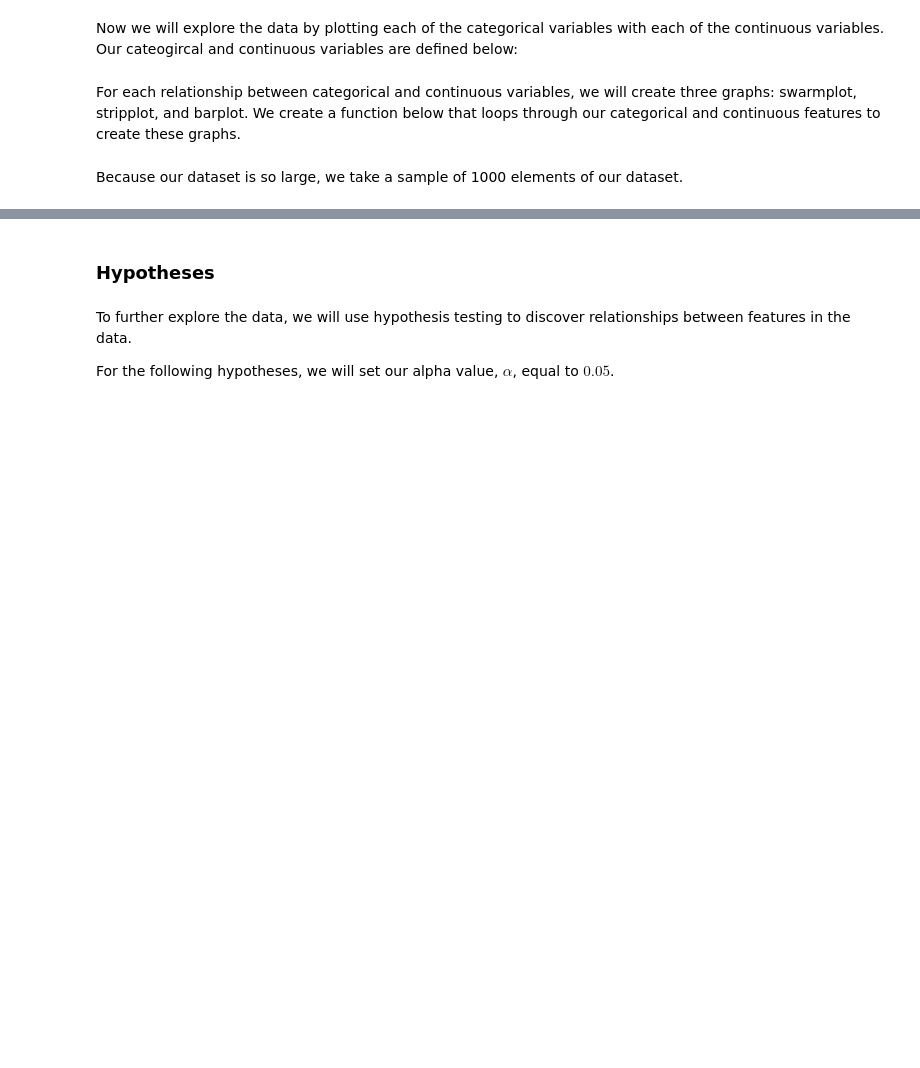
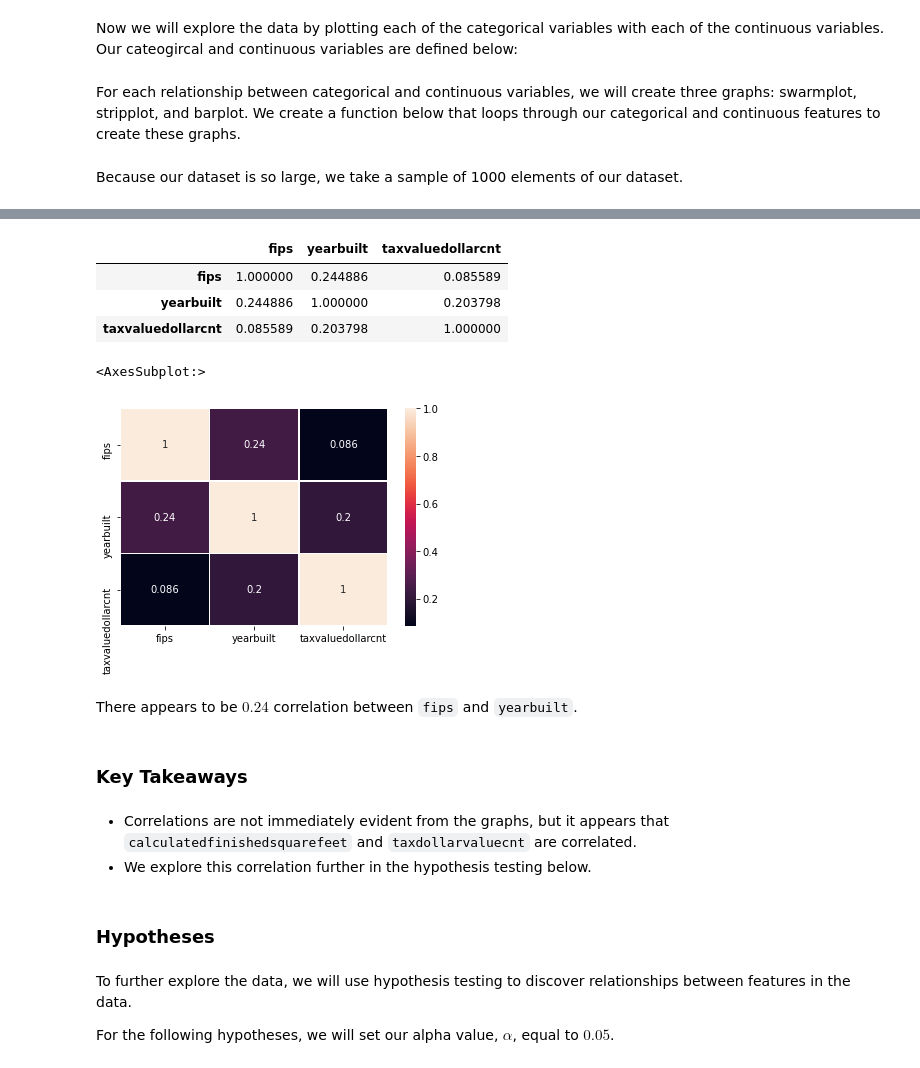
Before and after one commit to malachi-hale/Zillow-Project, a Jupyter notebook: Final_Project.ipynb, the cells around one changed output, grey strips where cells are left out. Saved outputs shown, nothing was run; the diff lists cells and outputs as text; code cells hidden in the pictures; blank space fills up the shorter version.

```diff
--- a/Final_Project.ipynb
+++ b/Final_Project.ipynb
@@ -298,0 +366,3 @@ plot_categorical_and_continuous_vars(train_scaled.sample(1000), categorical, con
+# %%
+fips_and_year = train_scaled[['fips', 'yearbuilt', 'taxvaluedollarcnt']]
+fips_and_year.head()
@@ -299,3 +376,23 @@ plot_categorical_and_continuous_vars(train_scaled.sample(1000), categorical, con
+# %%
+fips_yearbuilt_corr = fips_and_year.corr()
+fips_yearbuilt_corr
+# %% [output]
+|  | fips | yearbuilt | taxvaluedollarcnt |
+| fips | 1.000000 | 0.244886 | 0.085589 |
+| yearbuilt | 0.244886 | 1.000000 | 0.203798 |
+| taxvaluedollarcnt | 0.085589 | 0.203798 | 1.000000 |
+# %%
+sns.heatmap(fips_yearbuilt_corr, annot=True, linewidth=0.5)
+# %% [output]
+<AxesSubplot:>
+[figure, added]
+# %% [markdown]
+There appears to be $0.24$ correlation between `fips` and `yearbuilt`.
+# %% [markdown]
+### Key Takeaways
+# %% [markdown]
+ - Correlations are not immediately evident from the graphs, but it appears that `calculatedfinishedsquarefeet` and `taxdollarvaluecnt` are correlated.
+ - We explore this correlation further in the hypothesis testing below.
 # %% [markdown]
 ### Hypotheses
 # %% [markdown]
```
Also changed, not shown: parts of 24 cells of this notebook, 4 other files.
